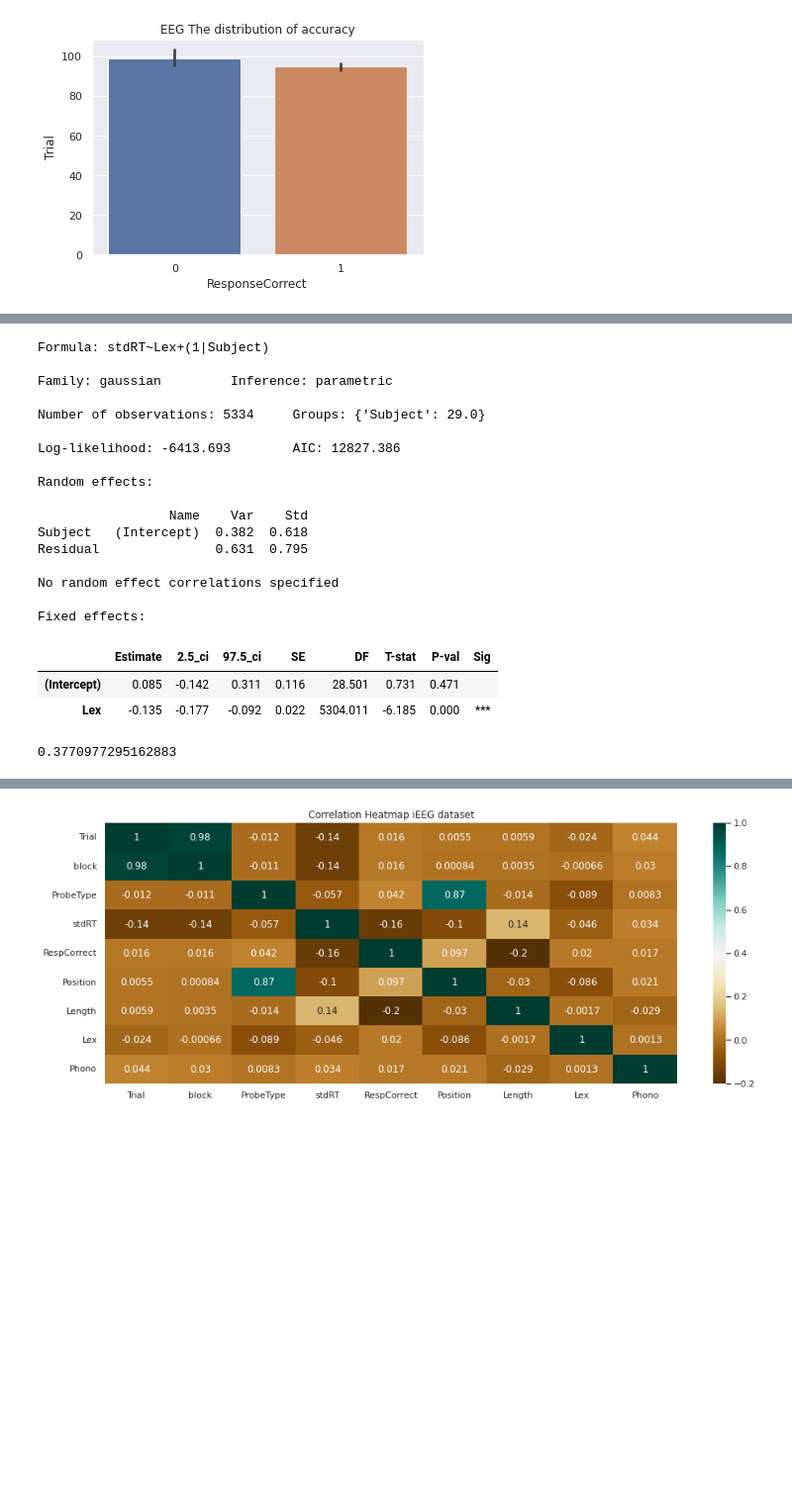
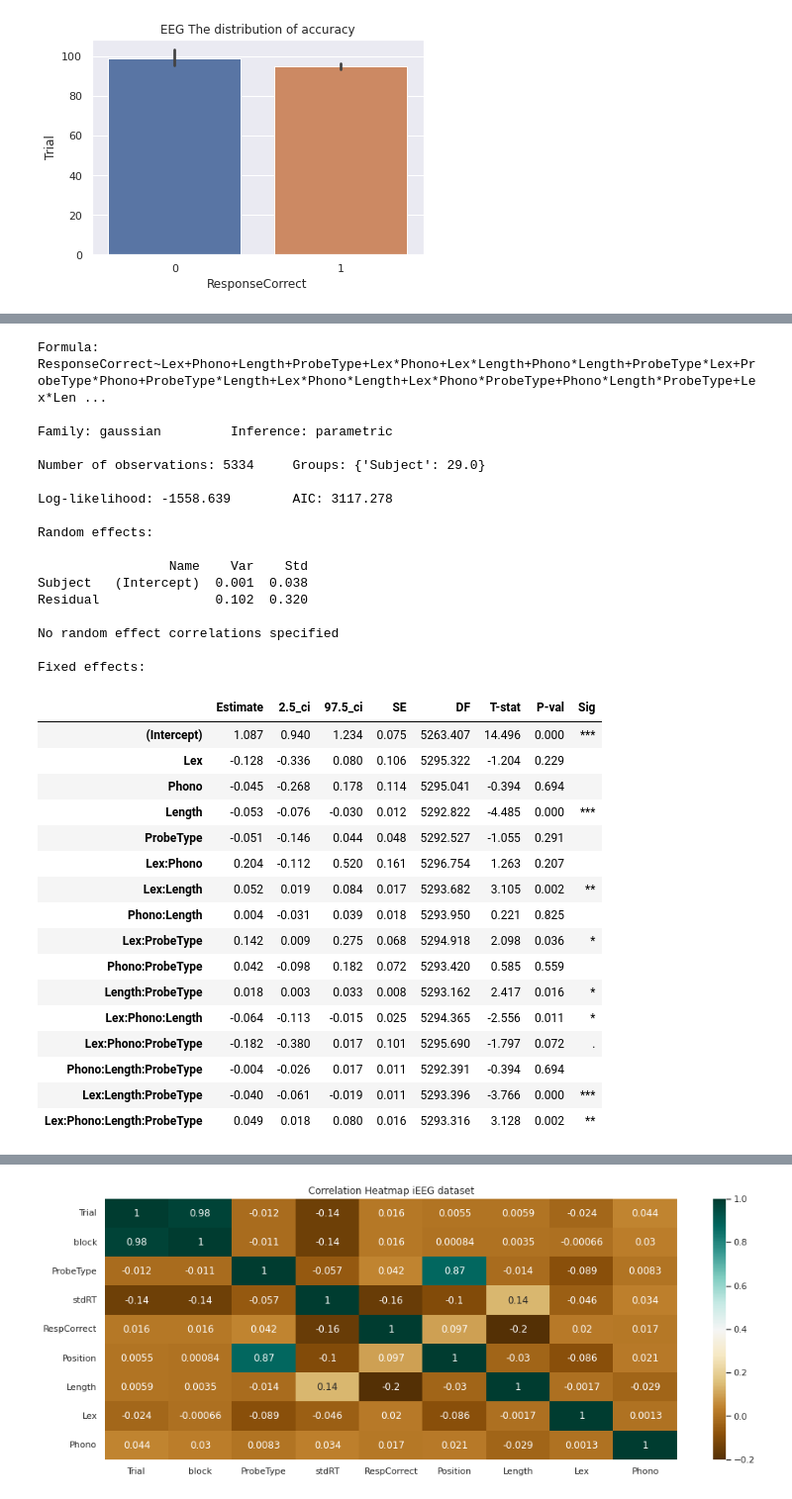
Before and after one commit to cristinarainich/Sternberg_analysis, a Jupyter notebook: Models.ipynb, the cells around one changed output, grey strips where cells are left out. Shown: that part at 99% size. Saved outputs shown, nothing was run; the diff lists cells and outputs as text; code cells hidden in the pictures; blank space fills up the shorter version.

```diff
--- a/Models.ipynb
+++ b/Models.ipynb
@@ -150,27 +242,41 @@ model = Lmer(
-# %%
-model.fit()
-# %% [output]
-Formula: stdRT~Lex+(1|Subject)
-
-Family: gaussian         Inference: parametric
-
-Number of observations: 5334     Groups: {'Subject': 29.0}
-
-Log-likelihood: -6413.693        AIC: 12827.386
-
-Random effects:
-
-                 Name    Var    Std
-Subject   (Intercept)  0.382  0.618
-Residual               0.631  0.795
-
-No random effect correlations specified
-
-Fixed effects:
-|  | Estimate | 2.5_ci | 97.5_ci | SE | DF | T-stat | P-val | Sig |
-| (Intercept) | 0.085 | -0.142 | 0.311 | 0.116 | 28.501 | 0.731 | 0.471 |  |
-| Lex | -0.135 | -0.177 | -0.092 | 0.022 | 5304.011 | -6.185 | 0.000 | *** |
-# %%
-0.382 / (0.382+0.631)
-# %% [output]
-0.3770977295162883
+# %%
+model_4 = Lmer(
+    'ResponseCorrect ~ Lex + Phono + Length + ProbeType + Lex*Phono + Lex*Length + Phono*Length + ProbeType*Lex + ProbeType*Phono + ProbeType*Length + Lex*Phono*Length + Lex*Phono*ProbeType + Phono*Length*ProbeType + Lex*Length*ProbeType + Lex*Phono*Length*ProbeType + (1|Subject)',
+    data=eeg_data
+    )
+model_4.fit()
+# %% [output]
+Formula: ResponseCorrect~Lex+Phono+Length+ProbeType+Lex*Phono+Lex*Length+Phono*Length+ProbeType*Lex+ProbeType*Phono+ProbeType*Length+Lex*Phono*Length+Lex*Phono*ProbeType+Phono*Length*ProbeType+Lex*Len ...
+
+Family: gaussian         Inference: parametric
+
+Number of observations: 5334     Groups: {'Subject': 29.0}
+
+Log-likelihood: -1558.639        AIC: 3117.278
+
+Random effects:
+
+                 Name    Var    Std
+Subject   (Intercept)  0.001  0.038
+Residual               0.102  0.320
+
+No random effect correlations specified
+
+Fixed effects:
+|  | Estimate | 2.5_ci | 97.5_ci | SE | DF | T-stat | P-val | Sig |
+| (Intercept) | 1.087 | 0.940 | 1.234 | 0.075 | 5263.407 | 14.496 | 0.000 | *** |
+| Lex | -0.128 | -0.336 | 0.080 | 0.106 | 5295.322 | -1.204 | 0.229 |  |
+| Phono | -0.045 | -0.268 | 0.178 | 0.114 | 5295.041 | -0.394 | 0.694 |  |
+| Length | -0.053 | -0.076 | -0.030 | 0.012 | 5292.822 | -4.485 | 0.000 | *** |
+| ProbeType | -0.051 | -0.146 | 0.044 | 0.048 | 5292.527 | -1.055 | 0.291 |  |
+| Lex:Phono | 0.204 | -0.112 | 0.520 | 0.161 | 5296.754 | 1.263 | 0.207 |  |
+| Lex:Length | 0.052 | 0.019 | 0.084 | 0.017 | 5293.682 | 3.105 | 0.002 | ** |
+| Phono:Length | 0.004 | -0.031 | 0.039 | 0.018 | 5293.950 | 0.221 | 0.825 |  |
+| Lex:ProbeType | 0.142 | 0.009 | 0.275 | 0.068 | 5294.918 | 2.098 | 0.036 | * |
+| Phono:ProbeType | 0.042 | -0.098 | 0.182 | 0.072 | 5293.420 | 0.585 | 0.559 |  |
+| Length:ProbeType | 0.018 | 0.003 | 0.033 | 0.008 | 5293.162 | 2.417 | 0.016 | * |
+| Lex:Phono:Length | -0.064 | -0.113 | -0.015 | 0.025 | 5294.365 | -2.556 | 0.011 | * |
+| Lex:Phono:ProbeType | -0.182 | -0.380 | 0.017 | 0.101 | 5295.690 | -1.797 | 0.072 | . |
+| Phono:Length:ProbeType | -0.004 | -0.026 | 0.017 | 0.011 | 5292.391 | -0.394 | 0.694 |  |
+| Lex:Length:ProbeType | -0.040 | -0.061 | -0.019 | 0.011 | 5293.396 | -3.766 | 0.000 | *** |
+| Lex:Phono:Length:ProbeType | 0.049 | 0.018 | 0.080 | 0.016 | 5293.316 | 3.128 | 0.002 | ** |
```
Also changed, not shown: parts of 63 cells of this notebook.
